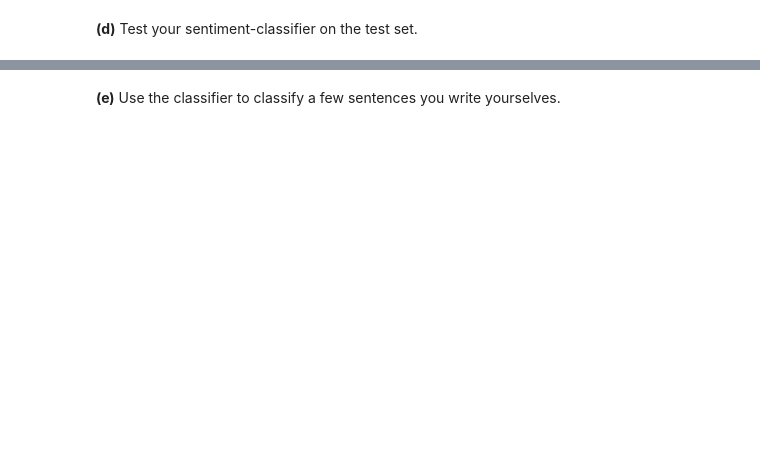
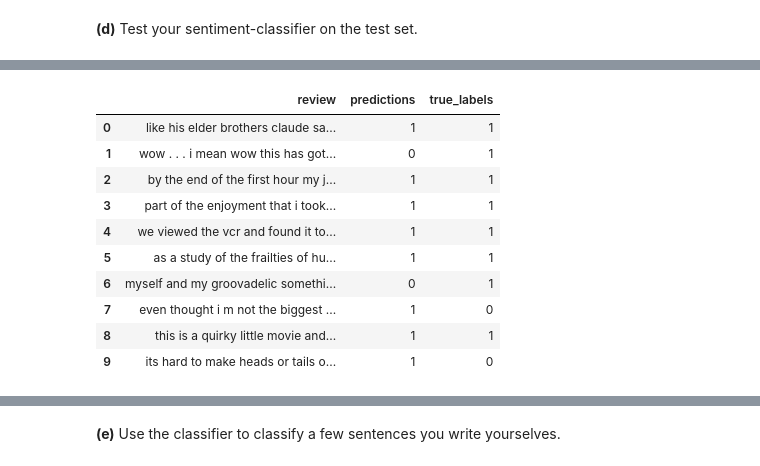
Before and after one commit to MAL1-MMMB/MAL-Assignment6, a Jupyter notebook: Neural networks I - Sentiment analysis.ipynb, the cells around one changed output, grey strips where cells are left out. Drawn from its saved outputs; the diff is of its cells as text; code cells hidden in the pictures; blank space fills up the shorter version.

```diff
--- a/Neural networks I - Sentiment analysis.ipynb
+++ b/Neural networks I - Sentiment analysis.ipynb
@@ -91,9 +91,12 @@ Word with index 4715:  is
 # %%
 
 # - Train a neural network with a single hidden layer on the dataset. (Using TensorFlow)
+from random import seed
 import tensorflow as tf
-print("TensorFlow version:", tf.__version__)
 
+# * Set the seed for reproducibility
+seed(42)
+tf.random.set_seed(42)
 
 # * Define the model
 model = tf.keras.models.Sequential([
@@ -102,28 +105,17 @@ model = tf.keras.models.Sequential([
     tf.keras.layers.Dense(1, activation='sigmoid') # - Output layer with 1 neuron
 ])
 
+# * Define the optimizer (SGD with learning rate of 0.001)
+sgd = tf.keras.optimizers.SGD(learning_rate=0.001)
+
 # * Compile the model
-model.compile(optimizer='adam', loss='binary_crossentropy', metrics=['accuracy'])
+model.compile(loss = 'binary_crossentropy', optimizer=sgd, metrics=['accuracy']) # - Using 'categorical_crossentropy' as loss function and 'accuracy' as metric
 
-# * Train the model
-history = model.fit(X_train.toarray(), Y_train, validation_data=(X_val.toarray(), Y_val), epochs=10, batch_size=32, verbose=0,)
+# * Train the model (12 epochs, batch size of 12, learning rate of 0.001)
+history = model.fit(X_train.toarray(), Y_train, epochs=12, batch_size=12, validation_data=(X_val.toarray(), Y_val))
 
 # * Evaluate the model
 loss, accuracy = model.evaluate(X_test.toarray(), Y_test)
 print("Test loss: ", loss)
 print("Test accuracy: ", accuracy)
-
-# * Plot the training and validation loss
-import matplotlib.pyplot as plt
-
-plt.plot(history.history['loss'], label='Training loss')
-plt.plot(history.history['val_loss'], label='Validation loss')
-plt.legend()
-plt.show()
-
-# * Plot the training and validation accuracy
-plt.plot(history.history['accuracy'], label='Training accuracy')
-plt.plot(history.history['val_accuracy'], label='Validation accuracy')
-plt.legend()
-plt.show()
 # %% [output]
@@ -136,2 +157,20 @@ Test accuracy:  0.879800021648407
 # %% [markdown]
 **(d)** Test your sentiment-classifier on the test set.
+# %%
+
+# - Test the model on the test set
+predictions = model.predict(X_test.toarray())
+predictions = (predictions > 0.5).astype(np.int_)
+
+# * Make dataframe with the predictions and the true labels
+df = pd.DataFrame({'predictions': predictions.flatten(), 'true_labels': Y_test.values.flatten()})
+
+# - Include the review text in the dataframe
+df['review'] = reviews.iloc[Y_test.index].values.flatten()
+
+# * Make 'Review' the first column
+df = df[['review', 'predictions', 'true_labels']]
+
+# * Show the first 10 rows of the dataframe
+display(df.head(10))
+# %% [output]
@@ -137,0 +178,11 @@ Test accuracy:  0.879800021648407
+|  | review | predictions | true_labels |
+| 0 | like his elder brothers claude sa... | 1 | 1 |
+| 1 | wow . . . i mean wow this has got... | 0 | 1 |
+| 2 | by the end of the first hour my j... | 1 | 1 |
+| 3 | part of the enjoyment that i took... | 1 | 1 |
+| 4 | we viewed the vcr and found it to... | 1 | 1 |
+| 5 | as a study of the frailties of hu... | 1 | 1 |
+| 6 | myself and my groovadelic somethi... | 0 | 1 |
+| 7 | even thought i m not the biggest ... | 1 | 0 |
+| 8 | this is a quirky little movie and... | 1 | 1 |
+| 9 | its hard to make heads or tails o... | 1 | 0 |
```
Also changed, not shown: parts of 7 cells of this notebook.
